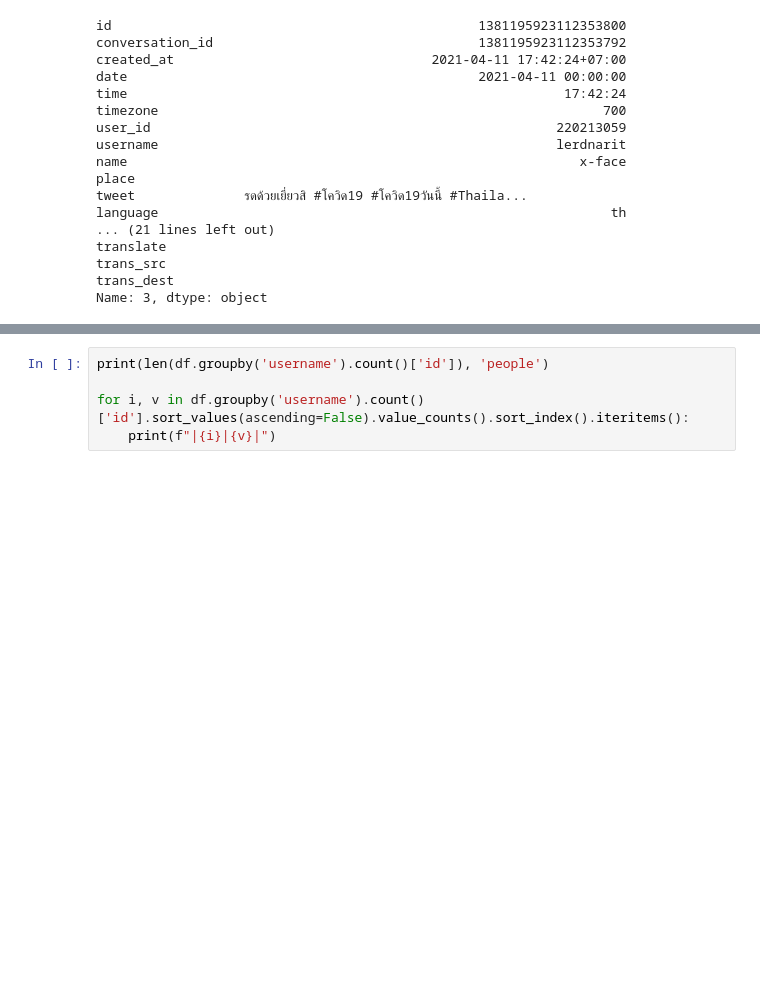
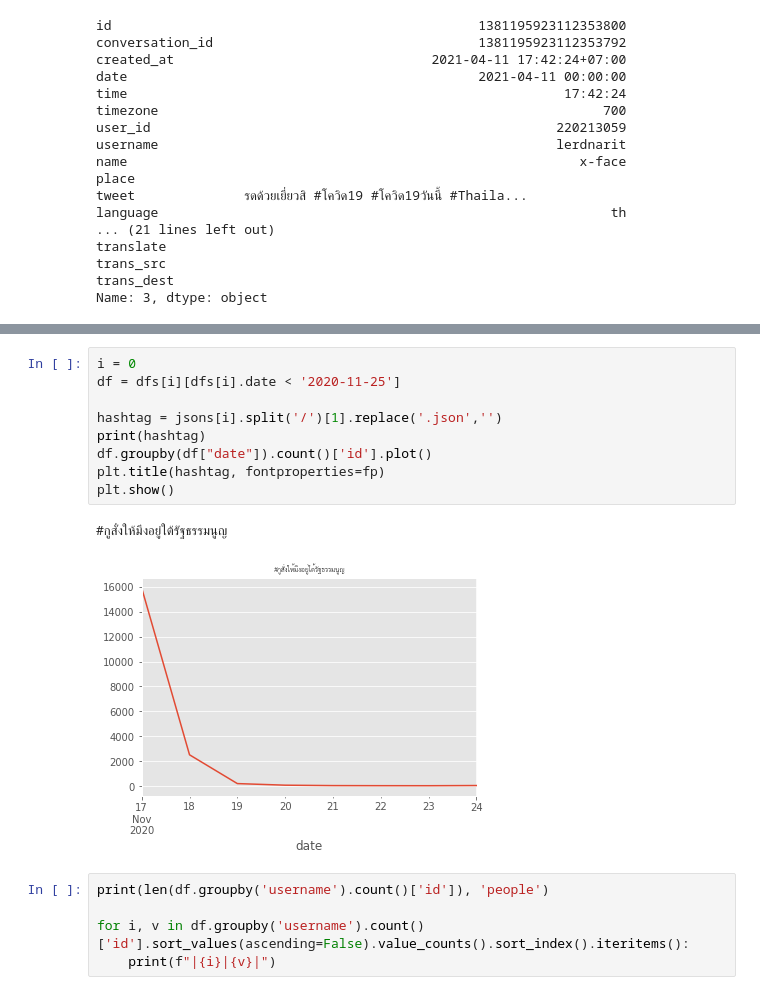
Before and after one commit to nozomiyamada/twitter_analysis, a Jupyter notebook: processing.ipynb, the cells around one changed output, grey strips where cells are left out. Drawn from its saved outputs; the diff is of its cells as text; blank space fills up the shorter version.

```diff
--- a/processing.ipynb
+++ b/processing.ipynb
@@ -83,3 +70,15 @@ for i, df in enumerate(dfs):
+# %%
+i = 0
+df = dfs[i][dfs[i].date < '2020-11-25']
+
+hashtag = jsons[i].split('/')[1].replace('.json','')
+print(hashtag)
+df.groupby(df["date"]).count()['id'].plot()
+plt.title(hashtag, fontproperties=fp)
+plt.show()
+# %% [output]
+#กูสั่งให้มึงอยู่ใต้รัฐธรรมนูญ
+[figure, added]
 # %%
 print(len(df.groupby('username').count()['id']), 'people')
 
```
Also changed, not shown: parts of 3 cells of this notebook, 1 other file.
